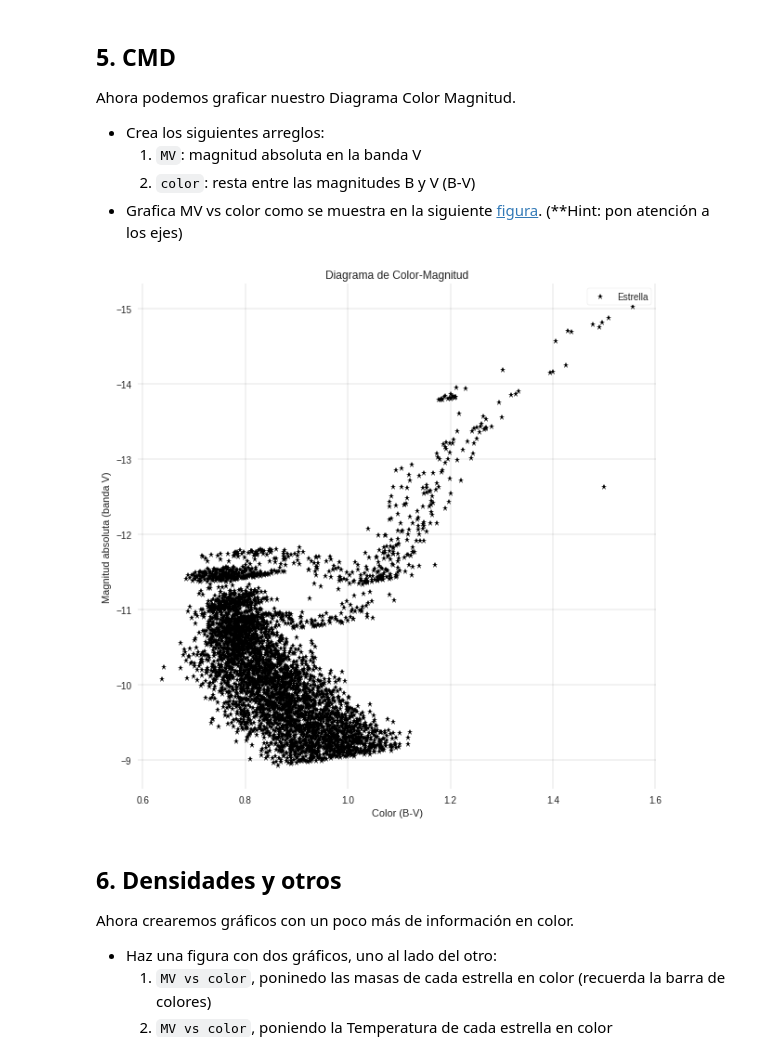
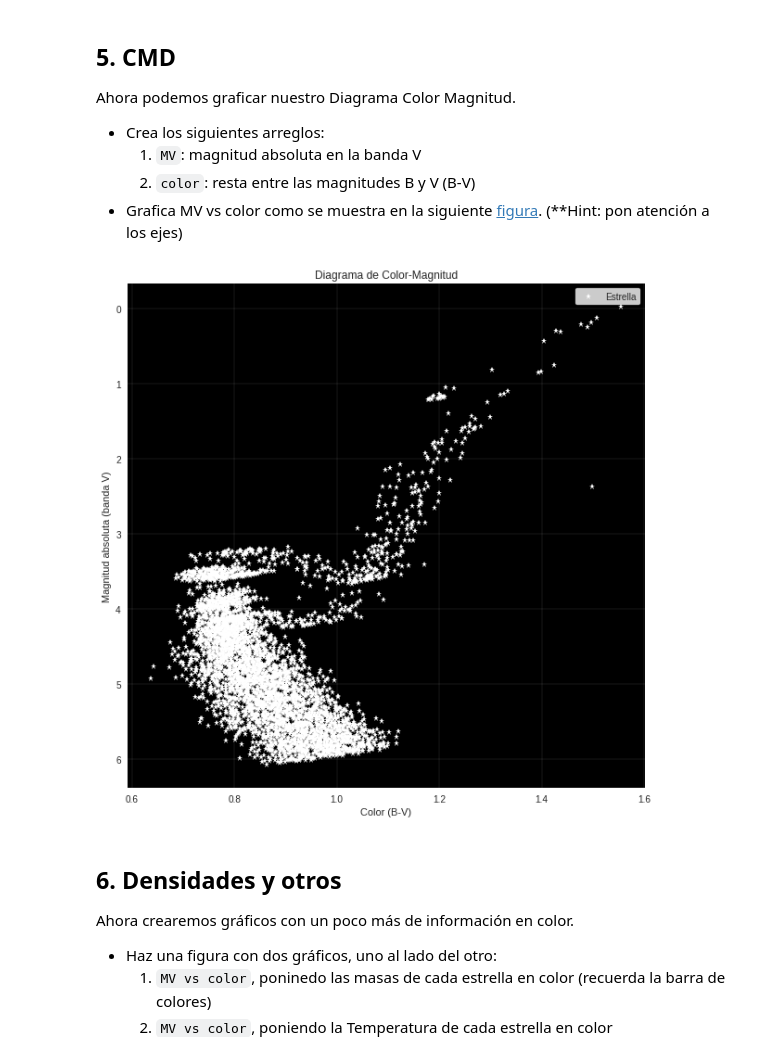
Before and after one commit to dvnielxy/minitarea2, a Jupyter notebook: minitarea2.ipynb, the cells around one changed output. Cells and saved outputs as stored; diff of their text form; code cells hidden in the pictures.

```diff
--- a/minitarea2.ipynb
+++ b/minitarea2.ipynb
@@ -94,18 +94,19 @@ banda_b = datos[:,0]
 banda_v = datos[:,1]
 log_T = datos[:,4]
 masas = datos[:,5]
-distancia_kpc = datos[:,6]
+distancia_pc = datos[:,6]
+temp_K = 10**log_T
 
-ax[0].hist(banda_b, color='r', label='Banda B', alpha=0.5)
-ax[0].hist(banda_v, color='b', label='Banda V', alpha=0.5)
+ax[0].hist(banda_b, color='r', label='Banda B', alpha=0.5, bins=50)
+ax[0].hist(banda_v, color='b', label='Banda V', alpha=0.5, bins=50)
 ax[0].set_title('Histograma de las magnitudes de las bandas B y V')
 ax[0].set_xlabel('Magnitud aparente')
 ax[0].set_ylabel('Frecuencia')
 ax[0].legend(loc='upper right')
 
-ax[1].hist(distancia_kpc, color='y', label='Distancias', alpha=0.5)
+ax[1].hist(distancia_pc, color='y', label='Distancias', alpha=0.5, bins=50)
 ax[1].set_title('Histograma de las distancias')
-ax[1].set_xlabel('Distancia [kpc]')
+ax[1].set_xlabel('Distancia [pc]')
 ax[1].set_ylabel('Frecuencia')
 ax[1].legend(loc='upper right')
 # %% [output]
@@ -121,8 +122,8 @@ Como te habrás dado cuenta hay dos distribuciones de distancia. La mayoría de
 # %%
 # Filtrar por distancia
 
-datos_filtrados = datos[distancia_kpc < 3.4].copy()
-#datos_filtrados = datos[np.logical_and(distancia_kpc < 3.4, distancia_kpc > 2.6)].copy()
+datos_filtrados = datos[distancia_pc < 3.4].copy()
+#datos_filtrados = datos[np.logical_and(distancia_pc < 3.4, distancia_kpc > 2.6)].copy()
 
 print('El set original contenía '+str(datos.shape[0])+' estrellas, luego de filtrar, quedaron '+str(datos_filtrados.shape[0])+' estrellas.')
 # %% [output]
@@ -144,8 +145,7 @@ import math
 #Funcion mag_abs(mag, dist)
 
 def mag_abs(mag_ap, dist):
-    distancia_pc = dist*1000
-    mag_abs = mag_ap - 5*np.log(distancia_pc)*1/np.log(10) + 5
+    mag_abs = mag_ap - 5*np.log(dist)*1/np.log(10) + 5
     return mag_abs
 # %% [markdown]
 ## 5. CMD
@@ -159,29 +159,29 @@ Ahora podemos graficar nuestro Diagrama Color Magnitud.
 # %%
 #Crear arrays MV y color
 
 banda_b_filtrada = datos_filtrados[:,0]
 banda_v_filtrada = datos_filtrados[:,1]
 distancia_kpc_filtrada = datos_filtrados[:,6]
 
 MV = mag_abs(banda_v_filtrada, distancia_kpc_filtrada)
 
 color = banda_b_filtrada - banda_v_filtrada
 
 #plot cmd
 
 fig, ax = plt.subplots(figsize=(10,10), facecolor='white')
 
-plt.rcParams['axes.facecolor'] = 'white'
+plt.rcParams['axes.facecolor'] = 'black'
 
-ax.plot(color, MV, 'k*', label='Estrella')
+ax.plot(color, MV, 'w*', label='Estrella')
 ax.invert_yaxis()
 ax.set_ylabel('Magnitud absoluta (banda V)')
 ax.set_xlabel('Color (B-V)')
 ax.set_title('Diagrama de Color-Magnitud')
 ax.legend(loc='best', frameon=True, facecolor='white')
-ax.grid(linewidth=0.1, color='black')
+ax.grid(linewidth=0.1, color='white')
 # %% [output]
-[figure, old version]
+[figure, new version]
 # %% [markdown]
 ## 6. Densidades y otros
 
```
Also changed, not shown: parts of 3 cells of this notebook.
